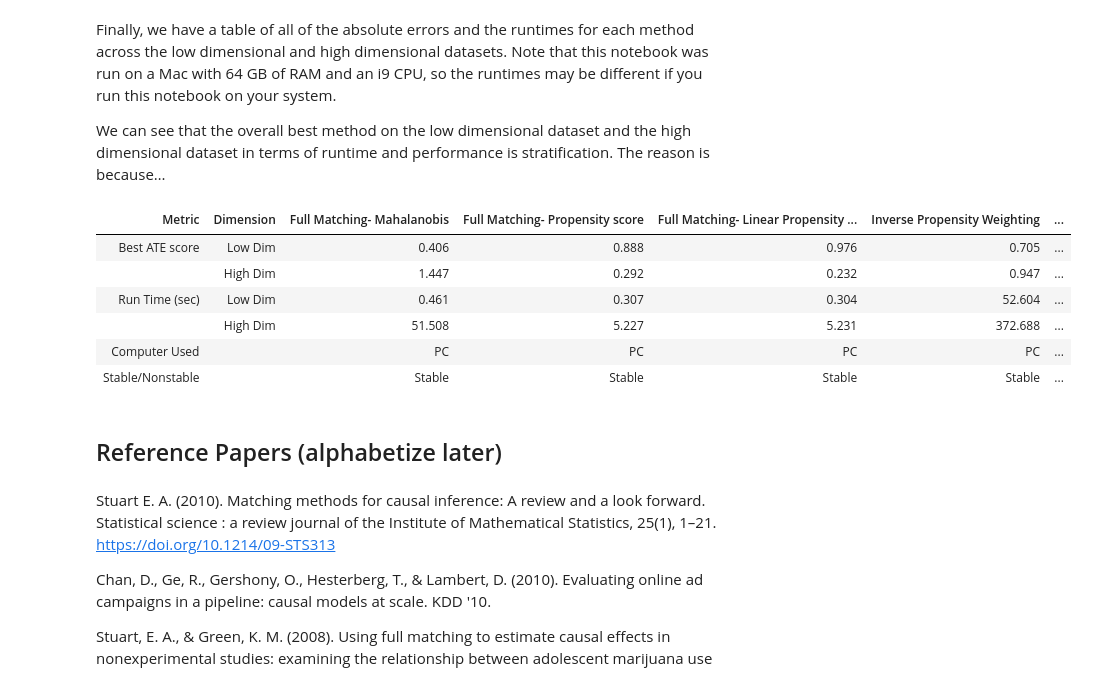
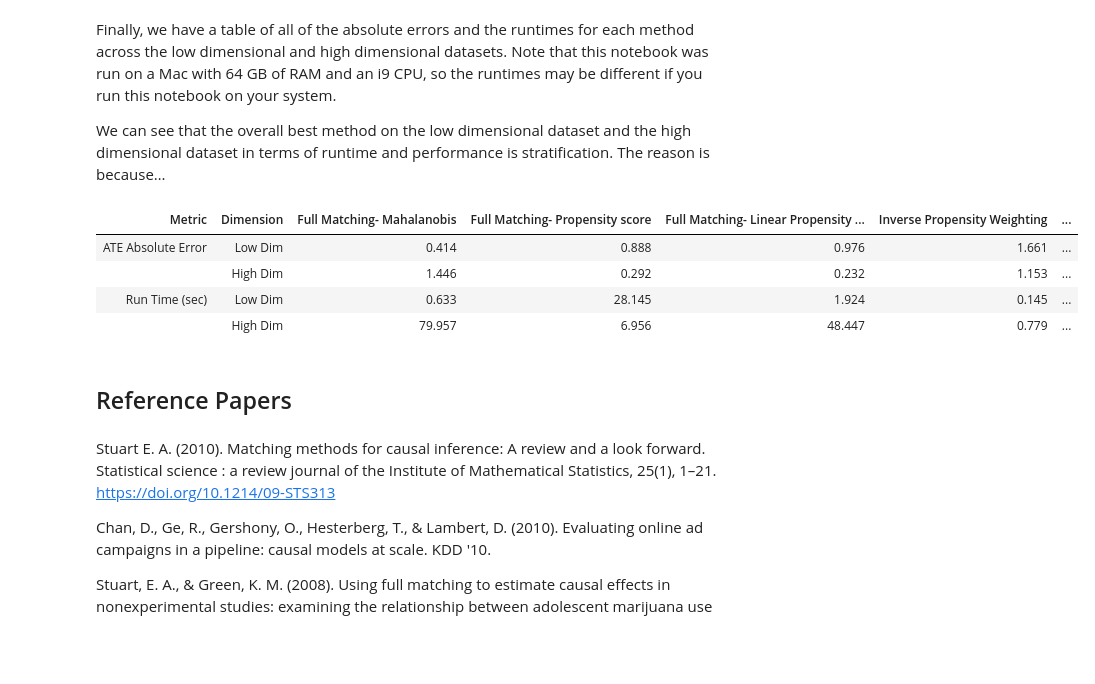
Before and after one commit to TZstatsADS/Fall2020-Project4-group8, a Jupyter notebook: doc/Main.ipynb, the cells around one changed output. Saved outputs shown, nothing was run; the diff lists cells and outputs as text; code cells hidden in the pictures; blank space fills up the shorter version.

```diff
--- a/doc/Main.ipynb
+++ b/doc/Main.ipynb
@@ -400,6 +445,7 @@ lowDim_dataset_linear_propensity['assign'] = list(full_match_linear_propensity_f
 #compute ATE
 ATE_vec = []
 weights = []
+ratio_list = []
 
 for i in range(max(list(full_match_linear_propensity_factor))):
     temp = lowDim_dataset_linear_propensity.loc[lowDim_dataset_linear_propensity['assign']==i+1]
@@ -409,8 +455,10 @@ for i in range(max(list(full_match_linear_propensity_factor))):
 
     ATE_vec.append(np.mean(treatment_Y)-np.mean(control_Y))
     weights.append(len(treatment_Y)+len(control_Y))
+    ratio_list.append([len(treatment_Y),len(control_Y)])
 
 lowDim_linear_propensity_est_ATE = np.average(ATE_vec, weights=weights)
 
 end = time.time()
 lowDim_linear_propensity_match_runtime = end-start
+print(ratio_list[0:10])
@@ -436,7 +488,7 @@ highDim_dataset_linear_propensity['assign'] = list(full_match_linear_propensity_
 #compute ATE
 ATE_vec = []
 weights = []
-
+ratio_list = []
 for i in range(max(list(full_match_linear_propensity_factor))):
     temp = highDim_dataset_linear_propensity.loc[highDim_dataset_linear_propensity['assign']==i+1]
 
@@ -445,8 +497,10 @@ for i in range(max(list(full_match_linear_propensity_factor))):
 
     ATE_vec.append(np.mean(treatment_Y)-np.mean(control_Y))
     weights.append(len(treatment_Y)+len(control_Y))
+    ratio_list.append([len(treatment_Y),len(control_Y)])
 
 highDim_linear_propensity_est_ATE=np.average(ATE_vec, weights=weights)
 
 end = time.time()
 highDim_linear_propensity_match_runtime = end-start
+print(ratio_list[0:10])
@@ -505,7 +561,7 @@ lowDim_dataset_ipw = lowDim_dataset
 lowDim_dataset_ipw['score'] = low_dim_propensity_scores
 lowDim_dataset_ipw['weight'] = lowDim_dataset_ipw['A']/lowDim_dataset_ipw['score'] + (1 - lowDim_dataset_ipw['A'])/(1 - lowDim_dataset_ipw['score'])
 ate_low = ipw_ate(lowDim_dataset_ipw)
-runtime_low_ipw = time.time()-runtime
+runtime_low_ipw = "{:,.3f}".format(time.time()-runtime)
 lowDim_ipw_error = abs(ate_low - lowDim_true_ATE)
 lowDim_ipw_error = "{:,.3f}".format(lowDim_ipw_error)
 print("ATE for low dimension is: ", ate_low)
@@ -531,7 +587,7 @@ highDim_dataset_ipw = highDim_dataset
 highDim_dataset_ipw['score'] = high_dim_propensity_scores
 highDim_dataset_ipw['weight'] = highDim_dataset_ipw['A']/highDim_dataset_ipw['score'] + (1 - highDim_dataset_ipw['A'])/(1 - highDim_dataset_ipw['score'])
 ate_high = ipw_ate(highDim_dataset_ipw)
-runtime_high_ipw = time.time()-runtime
+runtime_high_ipw = "{:,.3f}".format(time.time()-runtime)
 highDim_ipw_error = abs(ate_high-highDim_true_ATE)
 highDim_ipw_error = "{:,.3f}".format(highDim_ipw_error)
 print("ATE for high dimension is: ", ate_high)
@@ -661,29 +717,25 @@ We can see that the overall best method on the low dimensional dataset and the h
 # %%
 table = [["ATE Absolute Error",'Low Dim',lowDim_mahalanobis_error,lowDim_propensity_error,
          lowDim_linear_propensity_error,lowDim_ipw_error,lowDim_stratification_error],
         ["",'High Dim',highDim_mahalanobis_error,highDim_propensity_error,
          highDim_linear_propensity_error,highDim_ipw_error,highDim_stratification_error],
         ["Run Time (sec)",'Low Dim',lowDim_mahalanobis_runtime,lowDim_propensity_runtime,lowDim_linear_propensity_runtime,
          runtime_low_ipw, lowdim_strat_runtime],
         ["",'High Dim',highDim_mahalanobis_runtime,highDim_propensity_runtime,highDim_linear_propensity_runtime,
-         runtime_high_ipw, highdim_strat_runtime],
-        ["Computer Used",'','PC','PC','PC','PC','PC'],
-        ["Stable/Nonstable",'','Stable','Stable','Stable','Stable','Stable']]
+         runtime_high_ipw, highdim_strat_runtime]]
 
 display(HTML(tabulate.tabulate(table, headers=["Metric","Dimension", "Full Matching-\nMahalanobis",
                                                "Full Matching-\nPropensity score", "Full Matching-\nLinear Propensity Score",
                                                "Inverse Propensity\nWeighting", 'Stratification'],
                                 tablefmt='html')))
 # %% [output]
 | Metric | Dimension | Full Matching- Mahalanobis | Full Matching- Propensity score | Full Matching- Linear Propensity ... | Inverse Propensity Weighting | ... |
-| Best ATE score | Low Dim | 0.406 | 0.888 | 0.976 | 0.705 | ... |
-|  | High Dim | 1.447 | 0.292 | 0.232 | 0.947 | ... |
-| Run Time (sec) | Low Dim | 0.461 | 0.307 | 0.304 | 52.604 | ... |
-|  | High Dim | 51.508 | 5.227 | 5.231 | 372.688 | ... |
-| Computer Used |  | PC | PC | PC | PC | ... |
-| Stable/Nonstable |  | Stable | Stable | Stable | Stable | ... |
+| ATE Absolute Error | Low Dim | 0.414 | 0.888 | 0.976 | 1.661 | ... |
+|  | High Dim | 1.446 | 0.292 | 0.232 | 1.153 | ... |
+| Run Time (sec) | Low Dim | 0.633 | 28.145 | 1.924 | 0.145 | ... |
+|  | High Dim | 79.957 | 6.956 | 48.447 | 0.779 | ... |
 # %% [markdown]
-## Reference Papers (alphabetize later)
+## Reference Papers
 # %% [markdown]
 Stuart E. A. (2010). Matching methods for causal inference: A review and a look forward. Statistical science : a review journal of the Institute of Mathematical Statistics, 25(1), 1–21. https://doi.org/10.1214/09-STS313
 
```
Also changed, not shown: parts of 29 cells of this notebook.
